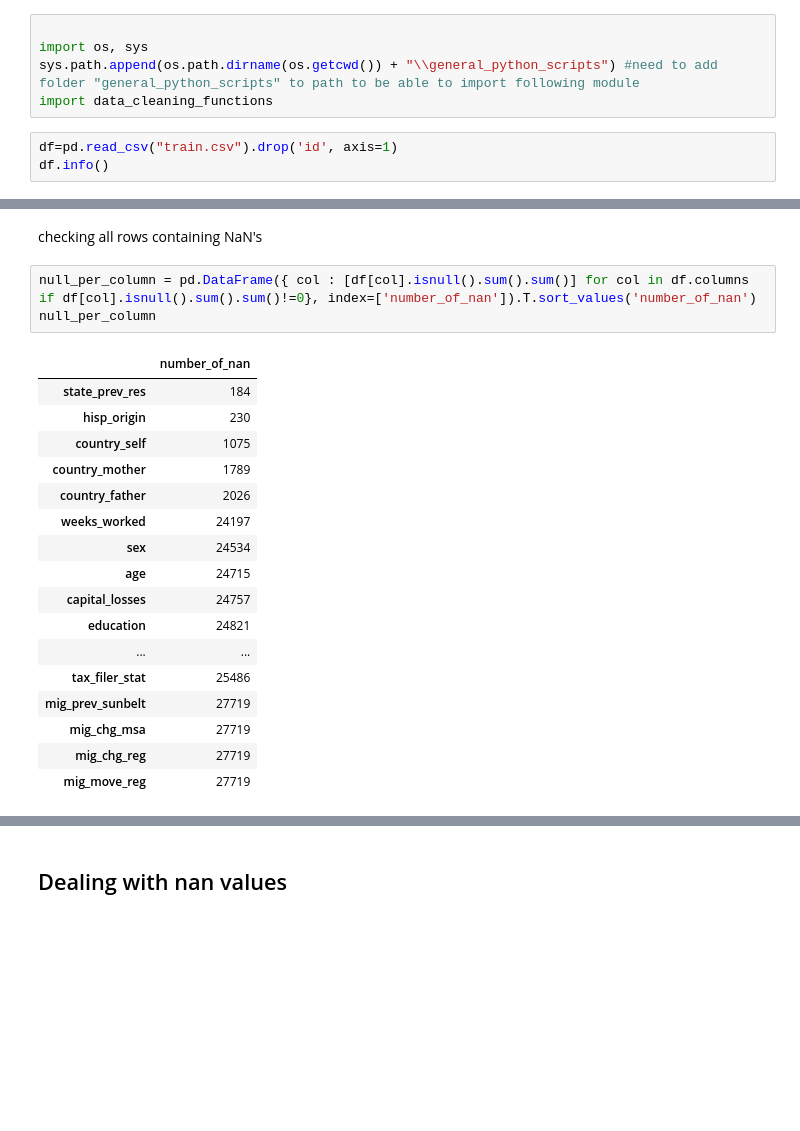
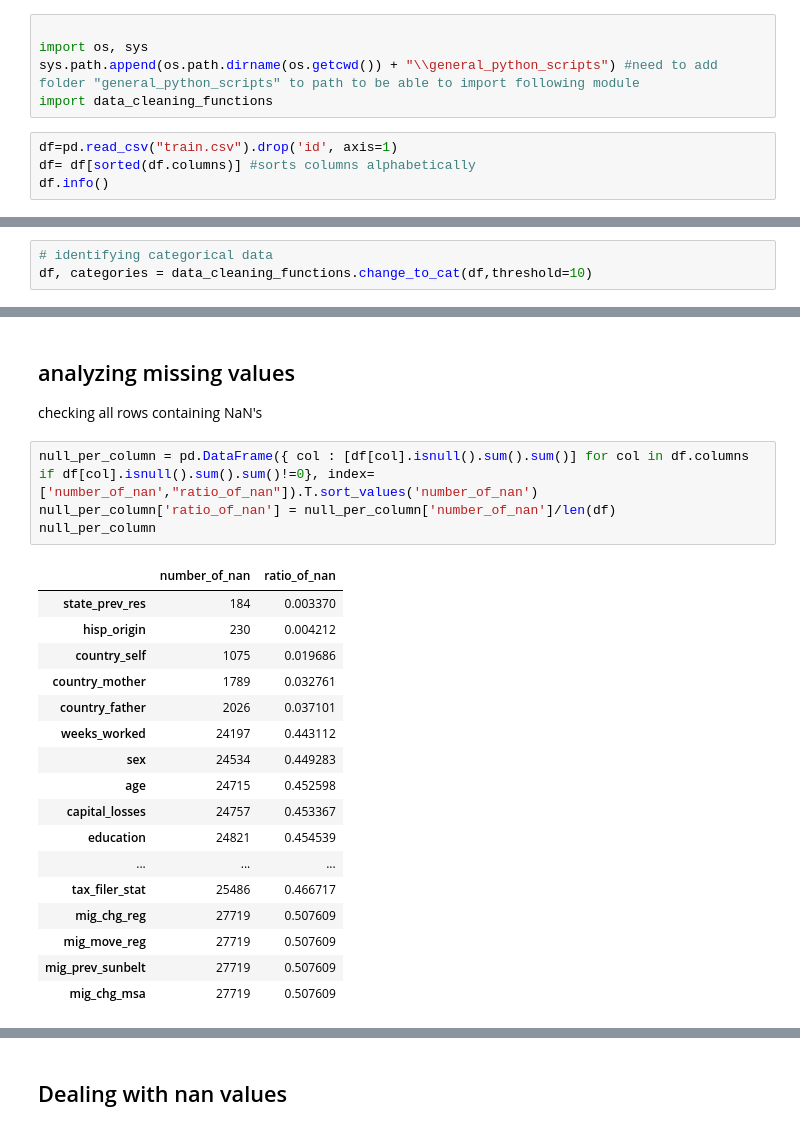
Before and after one commit to victorsamueldaniel/ML, a Jupyter notebook: Kaggle/Titled.ipynb, the cells around one changed output, grey strips where cells are left out. Drawn from its saved outputs; the diff is of its cells as text; blank space fills up the shorter version.

```diff
--- a/Kaggle/Titled.ipynb
+++ b/Kaggle/Titled.ipynb
@@ -26,6 +27,7 @@ sys.path.append(os.path.dirname(os.getcwd()) + "\\general_python_scripts") #need
 import data_cleaning_functions
 # %%
 df=pd.read_csv("train.csv").drop('id', axis=1)
+df= df[sorted(df.columns)] #sorts columns alphabetically
 df.info()
 # %% [output]
 <class 'pandas.core.frame.DataFrame'>
@@ -46,2 +48,5 @@ Data columns (total 40 columns):
 dtypes: float64(6), int64(6), object(28)
 memory usage: 16.7+ MB
+# %%
+# identifying categorical data
+df, categories = data_cleaning_functions.change_to_cat(df,threshold=10)
@@ -48,25 +67,27 @@ memory usage: 16.7+ MB
 # %% [markdown]
+## analyzing missing values
 checking all rows containing NaN's
 # %%
-null_per_column = pd.DataFrame({ col : [df[col].isnull().sum().sum()] for col in df.columns if df[col].isnull().sum().sum()!=0}, index=['number_of_nan']).T.sort_values('number_of_nan')
+null_per_column = pd.DataFrame({ col : [df[col].isnull().sum().sum()] for col in df.columns if df[col].isnull().sum().sum()!=0}, index=['number_of_nan',"ratio_of_nan"]).T.sort_values('number_of_nan')
+null_per_column['ratio_of_nan'] = null_per_column['number_of_nan']/len(df)
 null_per_column
 # %% [output]
-|  | number_of_nan |
-| state_prev_res | 184 |
-| hisp_origin | 230 |
-| country_self | 1075 |
-| country_mother | 1789 |
-| country_father | 2026 |
-| weeks_worked | 24197 |
-| sex | 24534 |
-| age | 24715 |
-| capital_losses | 24757 |
-| education | 24821 |
-| ... | ... |
-| tax_filer_stat | 25486 |
-| mig_prev_sunbelt | 27719 |
-| mig_chg_msa | 27719 |
-| mig_chg_reg | 27719 |
-| mig_move_reg | 27719 |
+|  | number_of_nan | ratio_of_nan |
+| state_prev_res | 184 | 0.003370 |
+| hisp_origin | 230 | 0.004212 |
+| country_self | 1075 | 0.019686 |
+| country_mother | 1789 | 0.032761 |
+| country_father | 2026 | 0.037101 |
+| weeks_worked | 24197 | 0.443112 |
+| sex | 24534 | 0.449283 |
+| age | 24715 | 0.452598 |
+| capital_losses | 24757 | 0.453367 |
+| education | 24821 | 0.454539 |
+| ... | ... | ... |
+| tax_filer_stat | 25486 | 0.466717 |
+| mig_chg_reg | 27719 | 0.507609 |
+| mig_move_reg | 27719 | 0.507609 |
+| mig_prev_sunbelt | 27719 | 0.507609 |
+| mig_chg_msa | 27719 | 0.507609 |
 # %%
 df_at_least_one_missing = df[df.isna().any(axis=1)]
```
Also changed, not shown: parts of 26 cells of this notebook, 19 other files.
